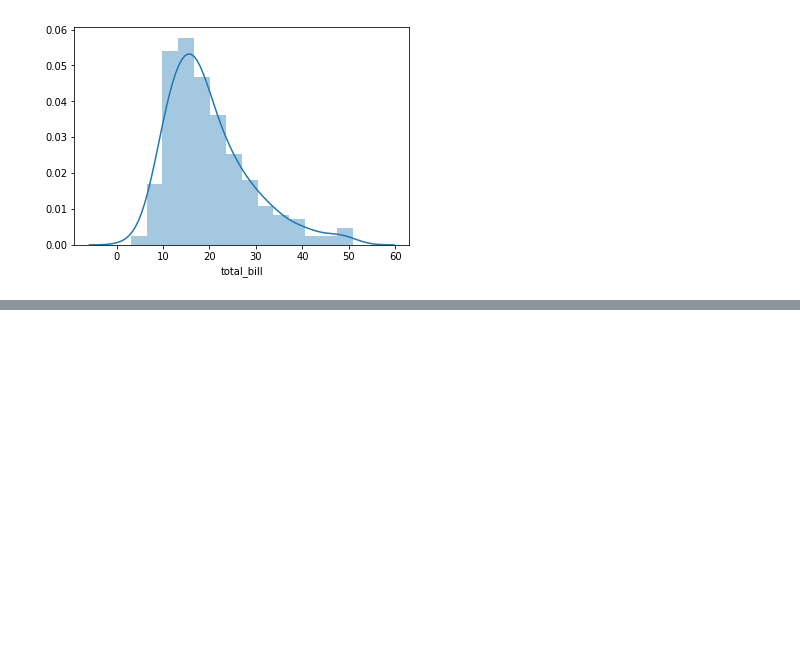
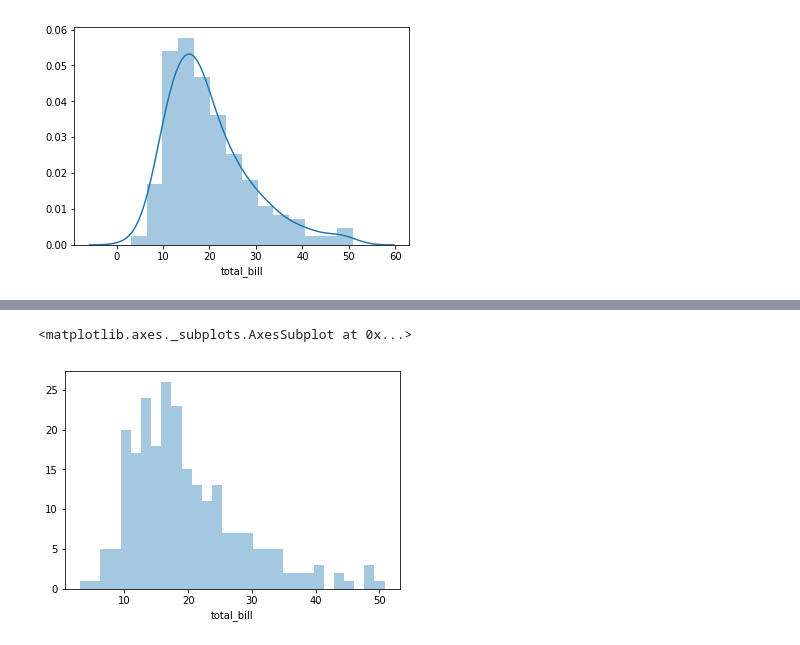
Before and after one commit to samarthchadda/pypi, a Jupyter notebook: machine learning udemy/Seaborn.ipynb, the cells around one changed output, grey strips where cells are left out. Drawn from its saved outputs; the diff is of its cells as text; code cells hidden in the pictures; blank space fills up the shorter version.

```diff
--- a/machine learning udemy/Seaborn.ipynb
+++ b/machine learning udemy/Seaborn.ipynb
@@ -42,0 +51,6 @@ sns.distplot(df['total_bill'])   #this plot allows us show distribution of univa
+# %%
+#to change no. of bins
+sns.distplot(df['total_bill'],kde=False,bins=30)
+# %% [output]
+<matplotlib.axes._subplots.AxesSubplot at 0x...>
+[figure, added]
```
Also changed, not shown: parts of 13 cells of this notebook, 34 other files.
